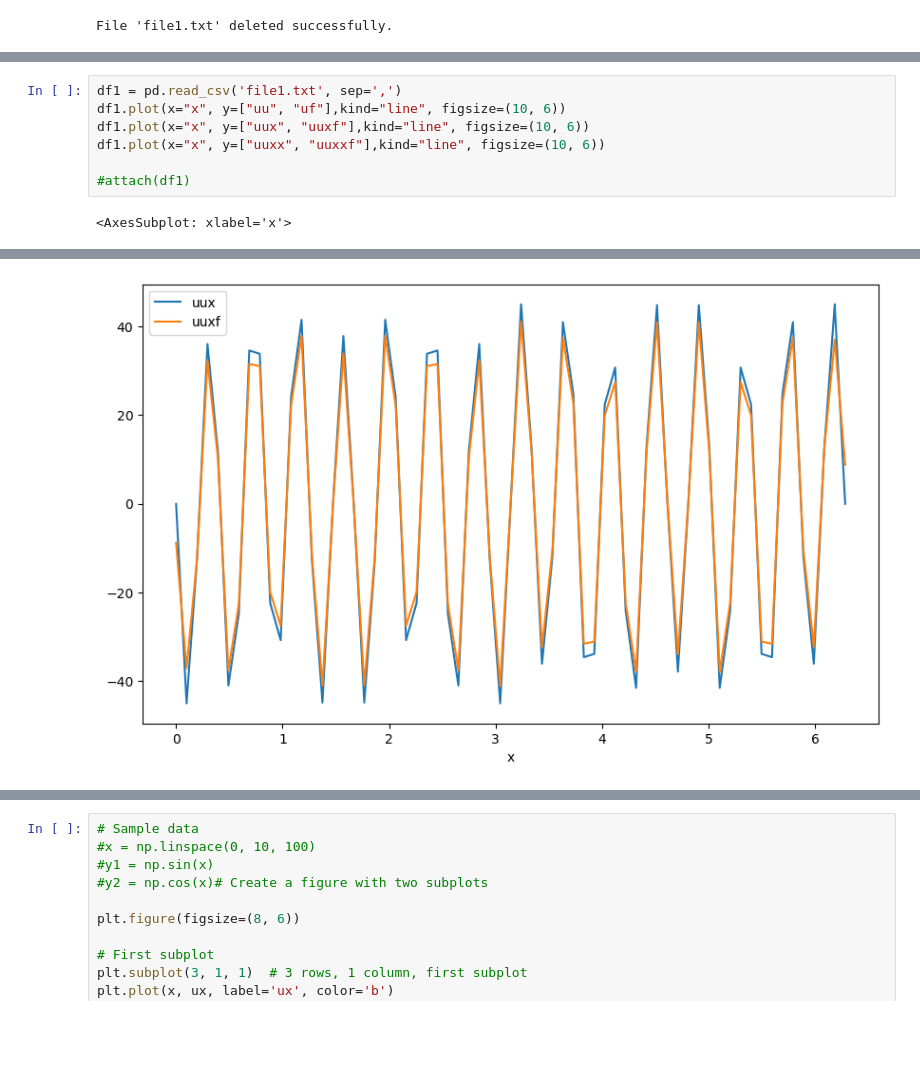
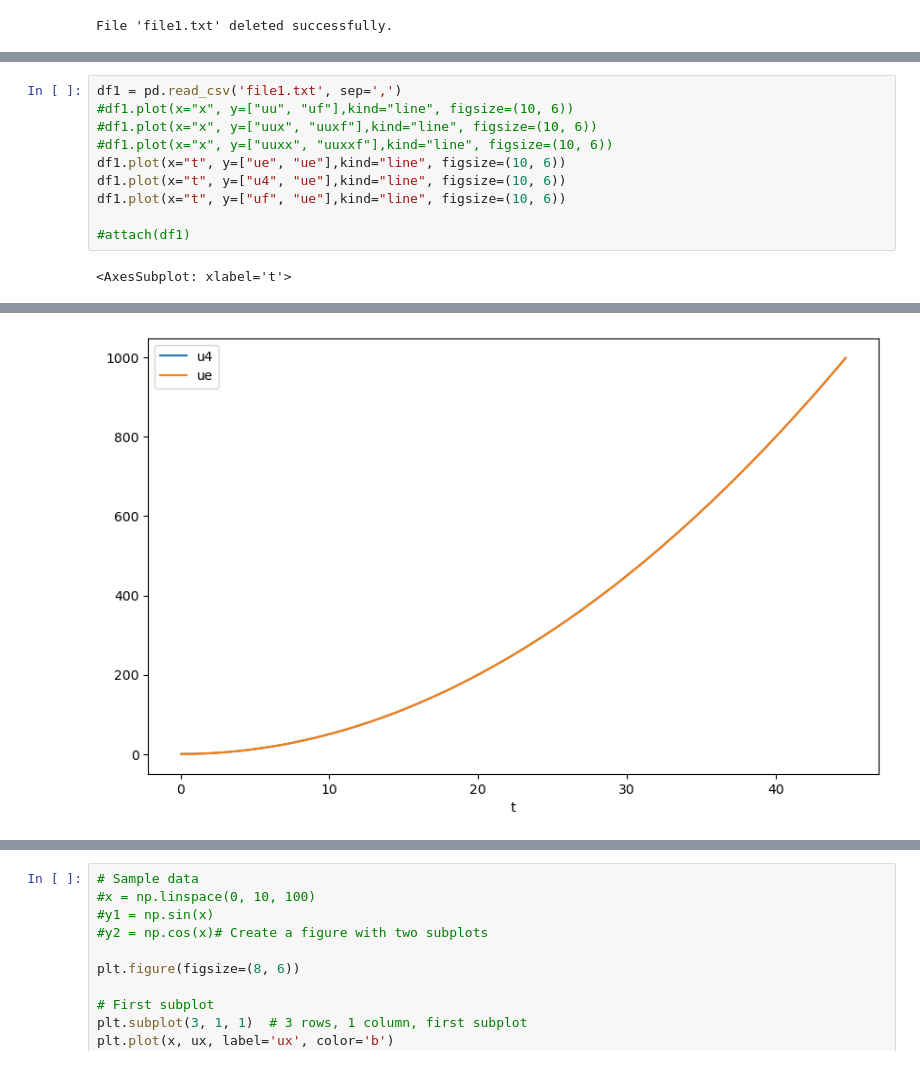
Before and after one commit to mksreed/Fortran, a Jupyter notebook: twoDplots.ipynb, the cells around one changed output, grey strips where cells are left out. Saved outputs shown, nothing was run; the diff lists cells and outputs as text; blank space fills up the shorter version.

```diff
--- a/twoDplots.ipynb
+++ b/twoDplots.ipynb
@@ -65,9 +65,12 @@ df.plot(x="x",y="u")
 # %%
 df1 = pd.read_csv('file1.txt', sep=',')
-df1.plot(x="x", y=["uu", "uf"],kind="line", figsize=(10, 6))
-df1.plot(x="x", y=["uux", "uuxf"],kind="line", figsize=(10, 6))
-df1.plot(x="x", y=["uuxx", "uuxxf"],kind="line", figsize=(10, 6))
+#df1.plot(x="x", y=["uu", "uf"],kind="line", figsize=(10, 6))
+#df1.plot(x="x", y=["uux", "uuxf"],kind="line", figsize=(10, 6))
+#df1.plot(x="x", y=["uuxx", "uuxxf"],kind="line", figsize=(10, 6))
+df1.plot(x="t", y=["ue", "ue"],kind="line", figsize=(10, 6))
+df1.plot(x="t", y=["u4", "ue"],kind="line", figsize=(10, 6))
+df1.plot(x="t", y=["uf", "ue"],kind="line", figsize=(10, 6))
 
 #attach(df1)
 # %% [output]
-<AxesSubplot: xlabel='x'>
+<AxesSubplot: xlabel='t'>
@@ -75 +78 @@ df1.plot(x="x", y=["uuxx", "uuxxf"],kind="line", figsize=(10, 6))
-[figure, old version]
+[figure, new version]
```
Also changed, not shown: parts of 5 cells of this notebook, 1 other file.
